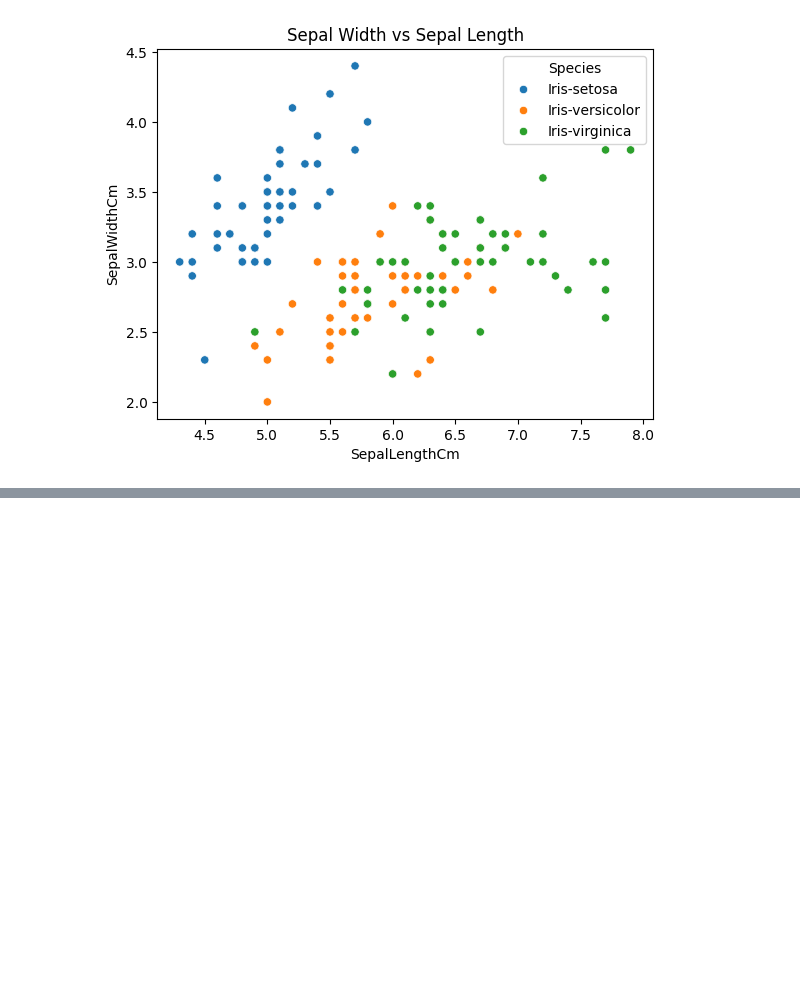
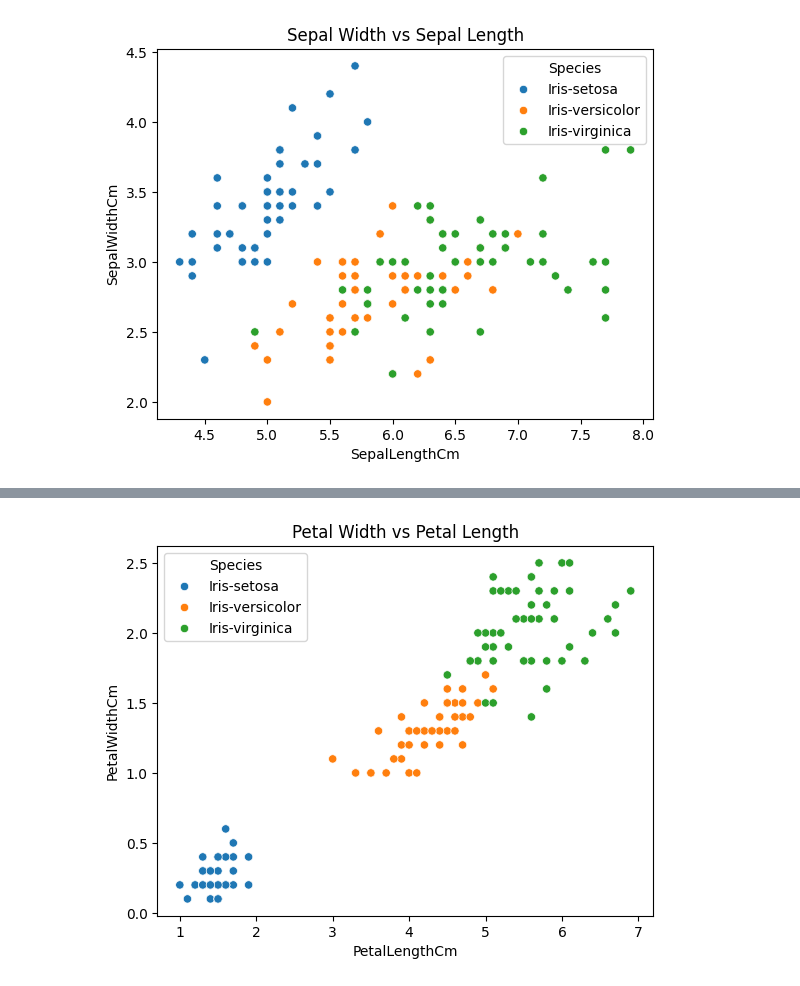
Before and after one commit to 254Bit/PythonPandasExercise, a Jupyter notebook: Iris/iris_species_knn.ipynb, the cells around one changed output, grey strips where cells are left out. Drawn from its saved outputs; the diff is of its cells as text; code cells hidden in the pictures; blank space fills up the shorter version.

```diff
--- a/Iris/iris_species_knn.ipynb
+++ b/Iris/iris_species_knn.ipynb
@@ -54,0 +67,6 @@ plt.show()
+# %%
+sns.scatterplot (x='PetalLengthCm',y='PetalWidthCm', data=df, hue='Species')
+plt.title('Petal Width vs Petal Length')
+plt.show()
+# %% [output]
+[figure, added]
```
Also changed, not shown: parts of 2 cells of this notebook.
